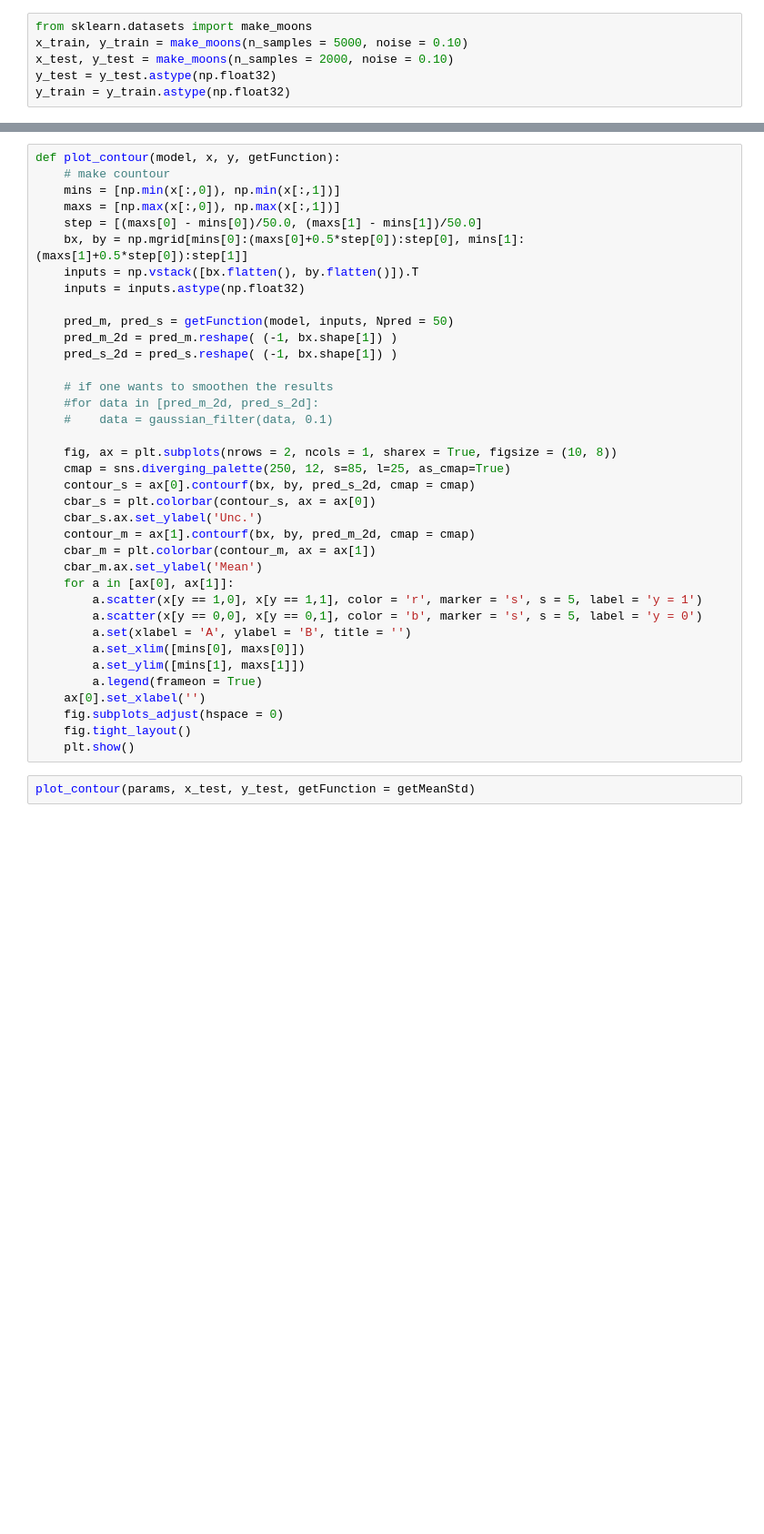
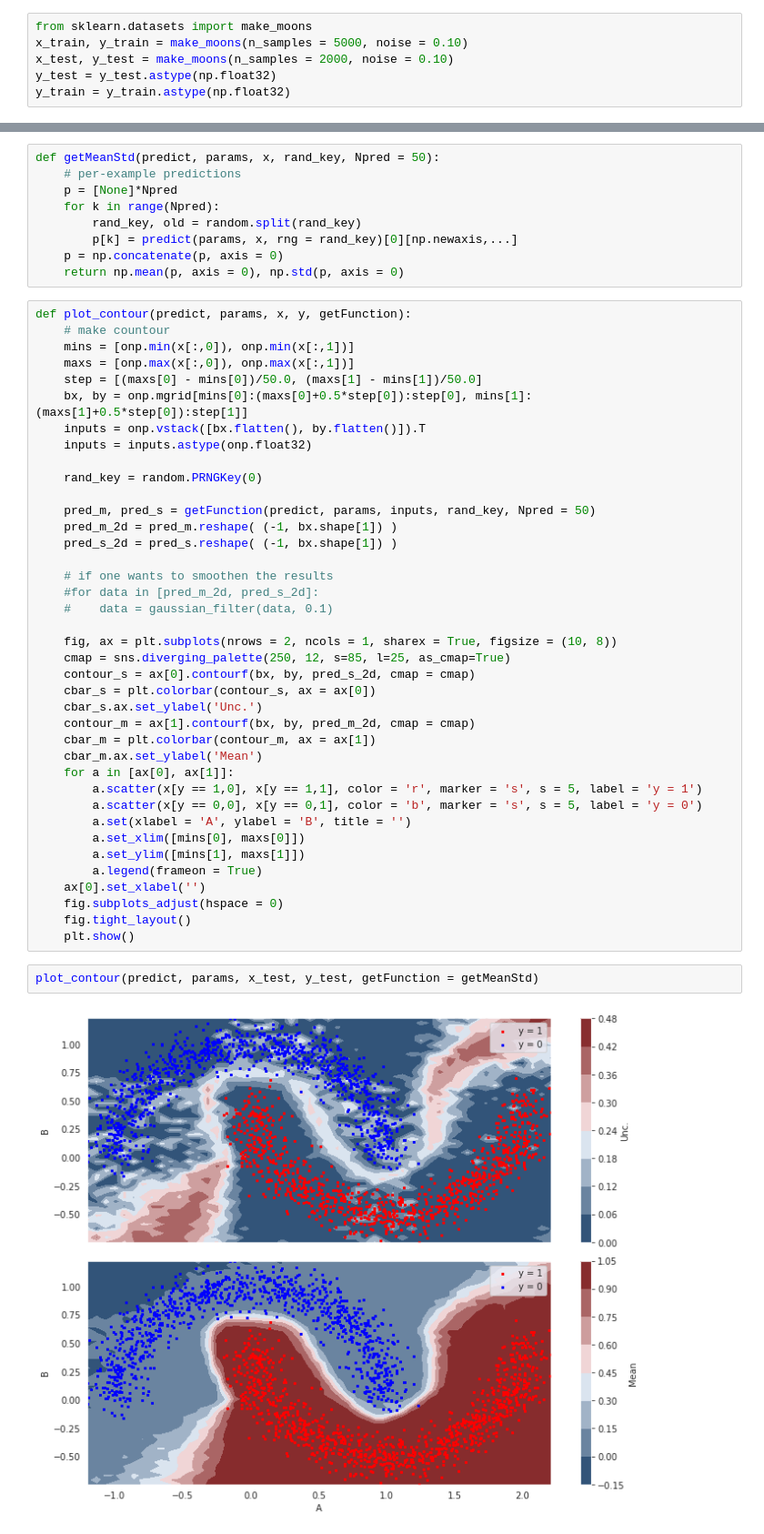
Before and after one commit to daniloefl/ConcreteDropoutTest, a Jupyter notebook: Concrete Dropout Test using JAX.ipynb, the cells around one changed output, grey strips where cells are left out. Shown: that part at 91% size. Cells and saved outputs as stored; diff of their text form; blank space fills up the shorter version.

```diff
--- a/Concrete Dropout Test using JAX.ipynb
+++ b/Concrete Dropout Test using JAX.ipynb
@@ -80,14 +205,25 @@ predict, params = makeModel(x_train, y_train)
+# %%
+def getMeanStd(predict, params, x, rand_key, Npred = 50):
+    # per-example predictions
+    p = [None]*Npred
+    for k in range(Npred):
+        rand_key, old = random.split(rand_key)
+        p[k] = predict(params, x, rng = rand_key)[0][np.newaxis,...]
+    p = np.concatenate(p, axis = 0)
+    return np.mean(p, axis = 0), np.std(p, axis = 0)
 # %%
-def plot_contour(model, x, y, getFunction):
+def plot_contour(predict, params, x, y, getFunction):
     # make countour
-    mins = [np.min(x[:,0]), np.min(x[:,1])]
-    maxs = [np.max(x[:,0]), np.max(x[:,1])]
+    mins = [onp.min(x[:,0]), onp.min(x[:,1])]
+    maxs = [onp.max(x[:,0]), onp.max(x[:,1])]
     step = [(maxs[0] - mins[0])/50.0, (maxs[1] - mins[1])/50.0]
-    bx, by = np.mgrid[mins[0]:(maxs[0]+0.5*step[0]):step[0], mins[1]:(maxs[1]+0.5*step[0]):step[1]]
-    inputs = np.vstack([bx.flatten(), by.flatten()]).T
-    inputs = inputs.astype(np.float32)
+    bx, by = onp.mgrid[mins[0]:(maxs[0]+0.5*step[0]):step[0], mins[1]:(maxs[1]+0.5*step[0]):step[1]]
+    inputs = onp.vstack([bx.flatten(), by.flatten()]).T
+    inputs = inputs.astype(onp.float32)
 
-    pred_m, pred_s = getFunction(model, inputs, Npred = 50)
+    rand_key = random.PRNGKey(0)
+
+    pred_m, pred_s = getFunction(predict, params, inputs, rand_key, Npred = 50)
     pred_m_2d = pred_m.reshape( (-1, bx.shape[1]) )
     pred_s_2d = pred_s.reshape( (-1, bx.shape[1]) )
 
@@ -115,4 +251,6 @@ def plot_contour(model, x, y, getFunction):
     fig.tight_layout()
     plt.show()
 # %%
-plot_contour(params, x_test, y_test, getFunction = getMeanStd)
+plot_contour(predict, params, x_test, y_test, getFunction = getMeanStd)
+# %% [output]
+[figure, added]
```
Also changed, not shown: parts of 5 cells of this notebook.
